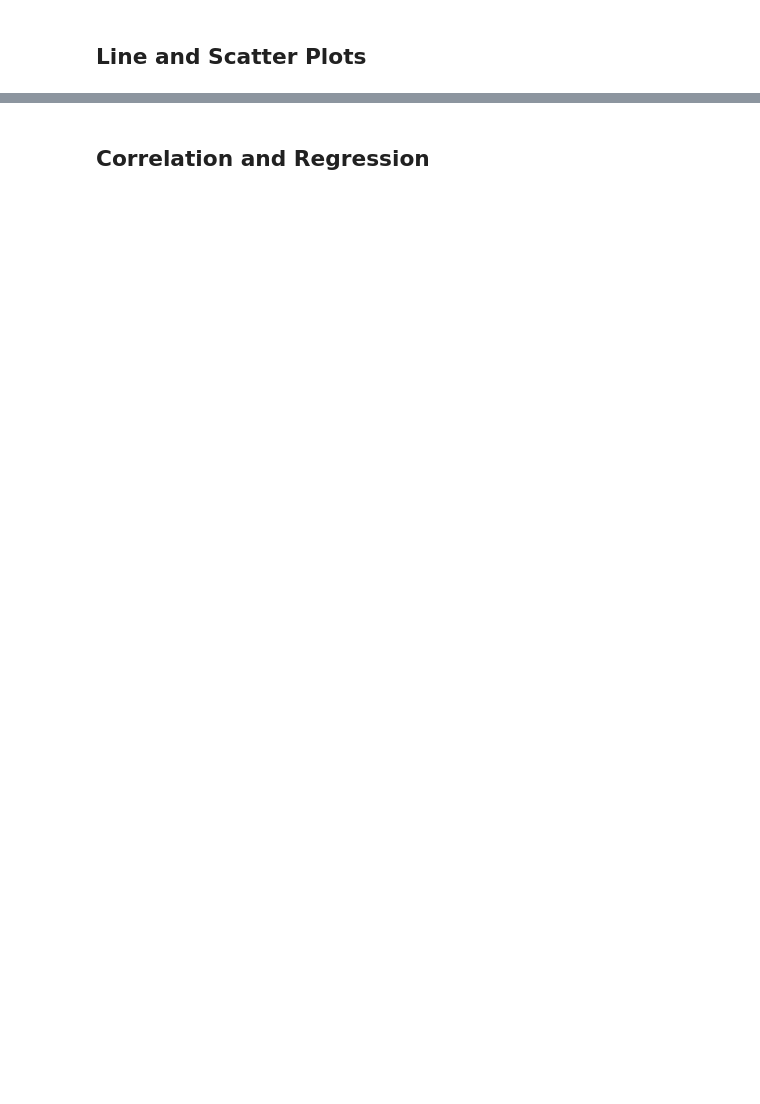
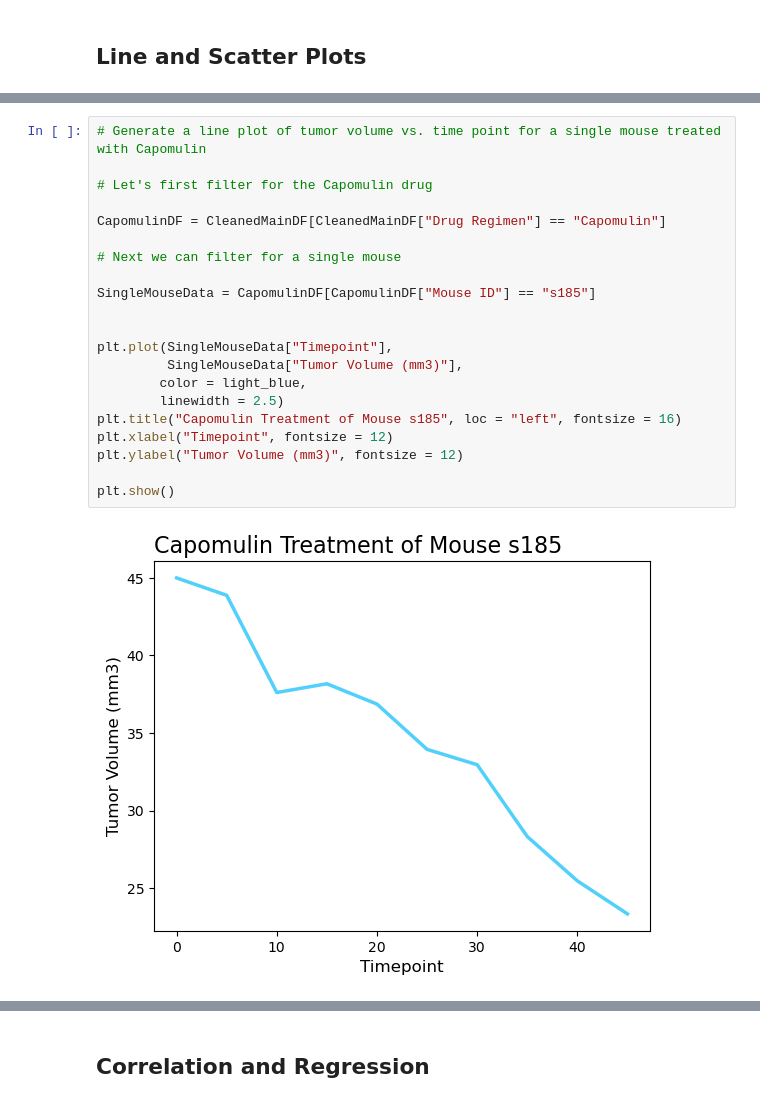
Before and after one commit to dejesusalcala/matplotlib-challenge, a Jupyter notebook: Pymaceuticals/pymaceuticals.ipynb, the cells around one changed output, grey strips where cells are left out. Saved outputs shown, nothing was run; the diff lists cells and outputs as text; blank space fills up the shorter version.

```diff
--- a/Pymaceuticals/pymaceuticals.ipynb
+++ b/Pymaceuticals/pymaceuticals.ipynb
@@ -346,0 +365,23 @@ Ceftamin's potential outliers: Series([], Name: Tumor Volume (mm3), dtype: float
+# %%
+# Generate a line plot of tumor volume vs. time point for a single mouse treated with Capomulin
+
+# Let's first filter for the Capomulin drug
+
+CapomulinDF = CleanedMainDF[CleanedMainDF["Drug Regimen"] == "Capomulin"]
+
+# Next we can filter for a single mouse
+
+SingleMouseData = CapomulinDF[CapomulinDF["Mouse ID"] == "s185"]
+
+
+plt.plot(SingleMouseData["Timepoint"],
+         SingleMouseData["Tumor Volume (mm3)"],
+        color = light_blue,
+        linewidth = 2.5)
+plt.title("Capomulin Treatment of Mouse s185", loc = "left", fontsize = 16)
+plt.xlabel("Timepoint", fontsize = 12)
+plt.ylabel("Tumor Volume (mm3)", fontsize = 12)
+
+plt.show()
+# %% [output]
+[figure, added]
```
Also changed, not shown: parts of 27 cells of this notebook.
